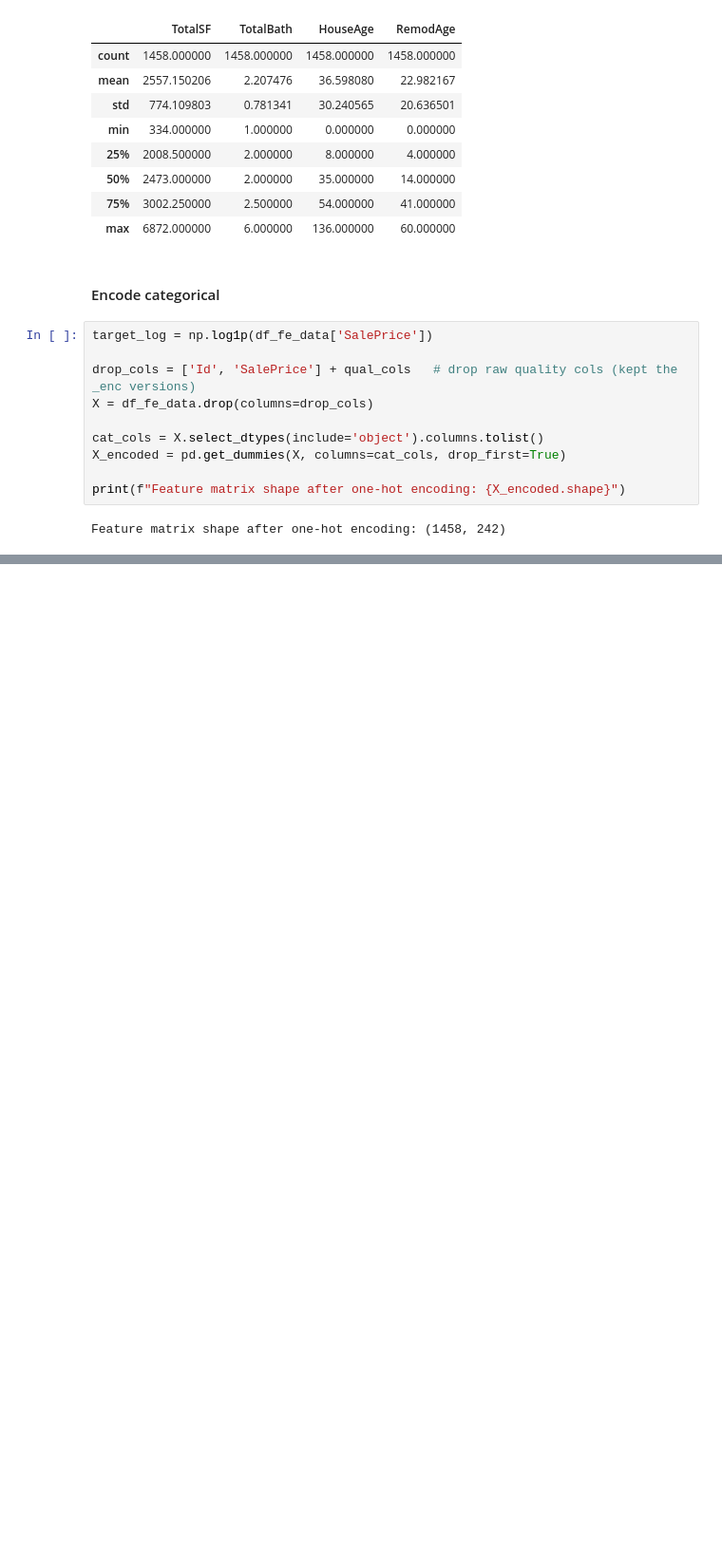
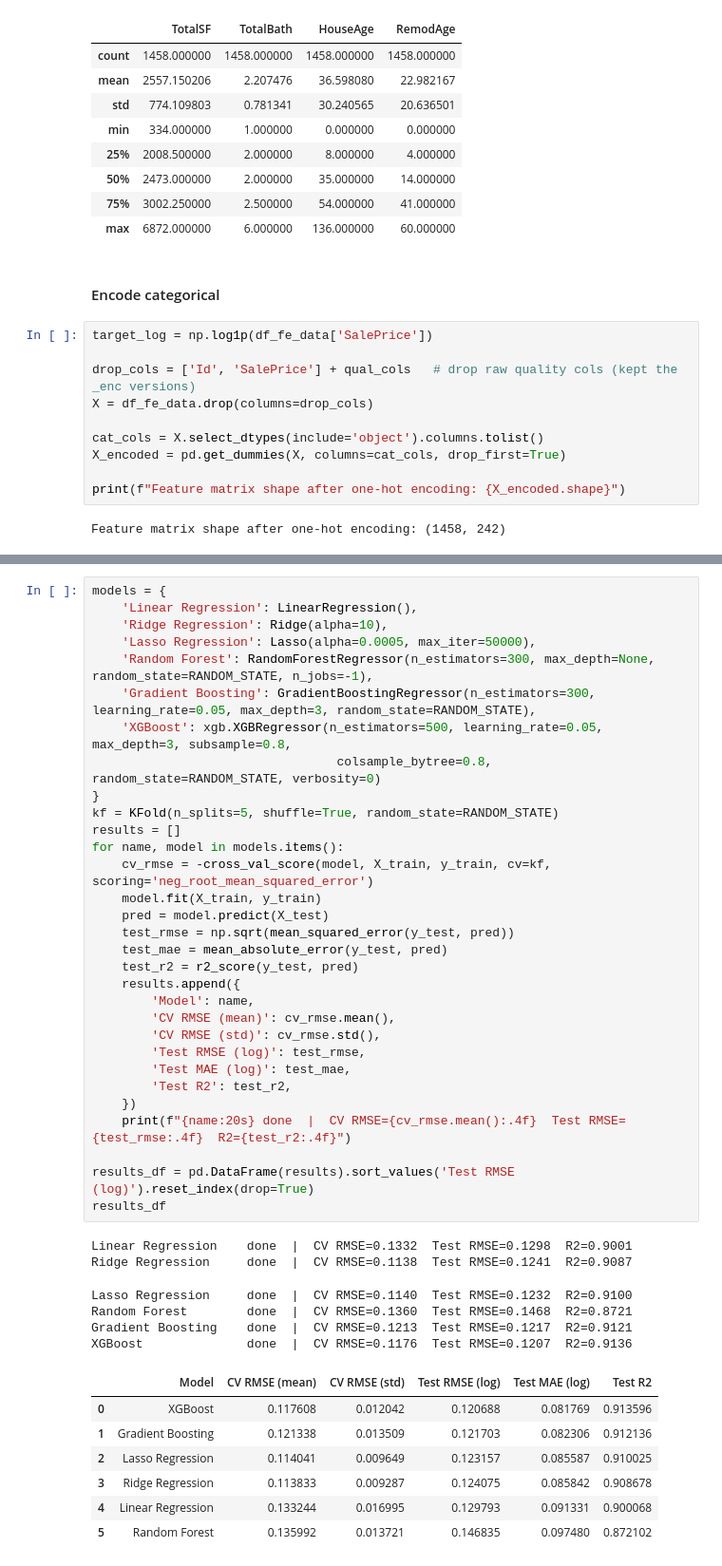
Before and after one commit to Tharak5959/House-Price-Prediction, a Jupyter notebook: notebook/EDA&ModelBuilding&Evaluating.ipynb, the cells around one changed output, grey strips where cells are left out. Shown at 95% size. Drawn from its saved outputs; the diff is of its cells as text; blank space fills up the shorter version.

```diff
--- a/notebook/EDA&ModelBuilding&Evaluating.ipynb
+++ b/notebook/EDA&ModelBuilding&Evaluating.ipynb
@@ -328,0 +353,45 @@ Feature matrix shape after one-hot encoding: (1458, 242)
+# %%
+models = {
+    'Linear Regression': LinearRegression(),
+    'Ridge Regression': Ridge(alpha=10),
+    'Lasso Regression': Lasso(alpha=0.0005, max_iter=50000),
+    'Random Forest': RandomForestRegressor(n_estimators=300, max_depth=None, random_state=RANDOM_STATE, n_jobs=-1),
+    'Gradient Boosting': GradientBoostingRegressor(n_estimators=300, learning_rate=0.05, max_depth=3, random_state=RANDOM_STATE),
+    'XGBoost': xgb.XGBRegressor(n_estimators=500, learning_rate=0.05, max_depth=3, subsample=0.8,
+                                 colsample_bytree=0.8, random_state=RANDOM_STATE, verbosity=0)
+}
+kf = KFold(n_splits=5, shuffle=True, random_state=RANDOM_STATE)
+results = []
+for name, model in models.items():
+    cv_rmse = -cross_val_score(model, X_train, y_train, cv=kf, scoring='neg_root_mean_squared_error')
+    model.fit(X_train, y_train)
+    pred = model.predict(X_test)
+    test_rmse = np.sqrt(mean_squared_error(y_test, pred))
+    test_mae = mean_absolute_error(y_test, pred)
+    test_r2 = r2_score(y_test, pred)
+    results.append({
+        'Model': name,
+        'CV RMSE (mean)': cv_rmse.mean(),
+        'CV RMSE (std)': cv_rmse.std(),
+        'Test RMSE (log)': test_rmse,
+        'Test MAE (log)': test_mae,
+        'Test R2': test_r2,
+    })
+    print(f"{name:20s} done  |  CV RMSE={cv_rmse.mean():.4f}  Test RMSE={test_rmse:.4f}  R2={test_r2:.4f}")
+
+results_df = pd.DataFrame(results).sort_values('Test RMSE (log)').reset_index(drop=True)
+results_df
+# %% [output]
+Linear Regression    done  |  CV RMSE=0.1332  Test RMSE=0.1298  R2=0.9001
+Ridge Regression     done  |  CV RMSE=0.1138  Test RMSE=0.1241  R2=0.9087
+Lasso Regression     done  |  CV RMSE=0.1140  Test RMSE=0.1232  R2=0.9100
+Random Forest        done  |  CV RMSE=0.1360  Test RMSE=0.1468  R2=0.8721
+Gradient Boosting    done  |  CV RMSE=0.1213  Test RMSE=0.1217  R2=0.9121
+XGBoost              done  |  CV RMSE=0.1176  Test RMSE=0.1207  R2=0.9136
+|  | Model | CV RMSE (mean) | CV RMSE (std) | Test RMSE (log) | Test MAE (log) | Test R2 |
+| 0 | XGBoost | 0.117608 | 0.012042 | 0.120688 | 0.081769 | 0.913596 |
+| 1 | Gradient Boosting | 0.121338 | 0.013509 | 0.121703 | 0.082306 | 0.912136 |
+| 2 | Lasso Regression | 0.114041 | 0.009649 | 0.123157 | 0.085587 | 0.910025 |
+| 3 | Ridge Regression | 0.113833 | 0.009287 | 0.124075 | 0.085842 | 0.908678 |
+| 4 | Linear Regression | 0.133244 | 0.016995 | 0.129793 | 0.091331 | 0.900068 |
+| 5 | Random Forest | 0.135992 | 0.013721 | 0.146835 | 0.097480 | 0.872102 |
```
Also changed, not shown: parts of 14 cells of this notebook.
